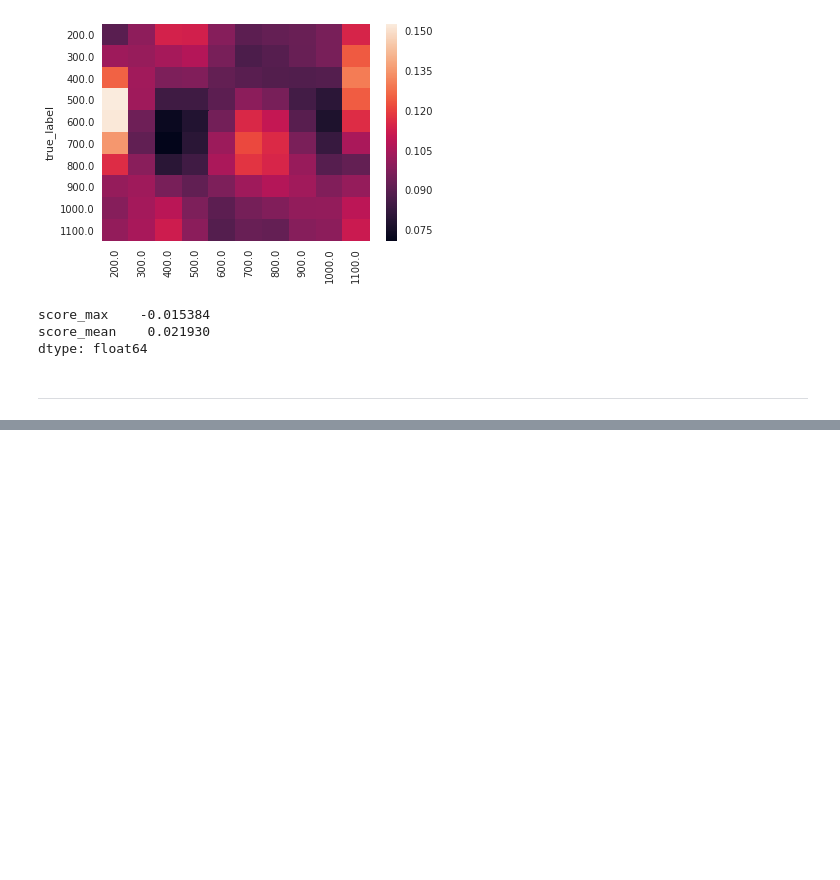
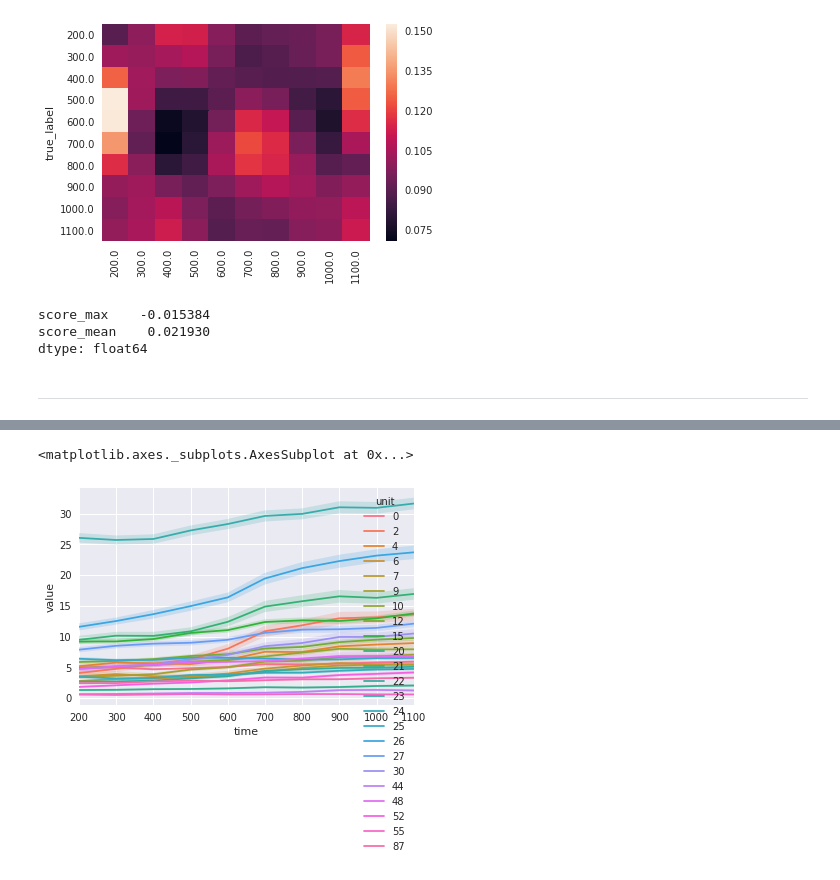
Before and after one commit to EstevaoUyra/spikelearn, a Jupyter notebook: notebooks/exploration/Double recording data.ipynb, the cells around one changed output, grey strips where cells are left out. Cells and saved outputs as stored; diff of their text form; code cells hidden in the pictures; blank space fills up the shorter version.

```diff
--- a/notebooks/exploration/Double recording data.ipynb
+++ b/notebooks/exploration/Double recording data.ipynb
@@ -121,0 +155,5 @@ a=data.full.reset_index().groupby('unit').apply(lambda x: [np.vstack(x.full.appl
+# %%
+sns.tsplot(unit='trial', time='time', condition='unit', value='value', data=mdata)
+# %% [output]
+<matplotlib.axes._subplots.AxesSubplot at 0x...>
+[figure, added]
```
Also changed, not shown: parts of 24 cells of this notebook, 6 other files.
